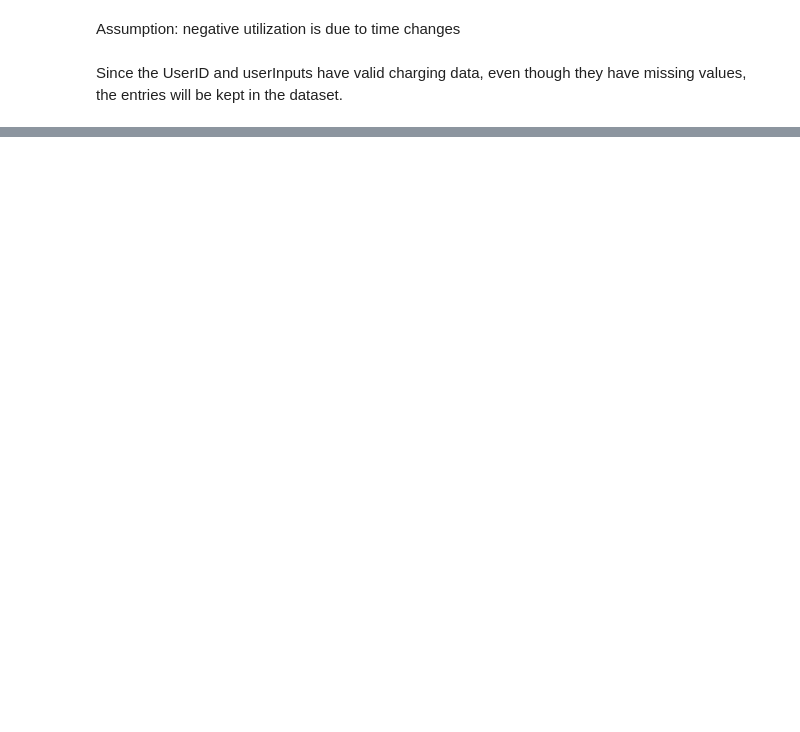
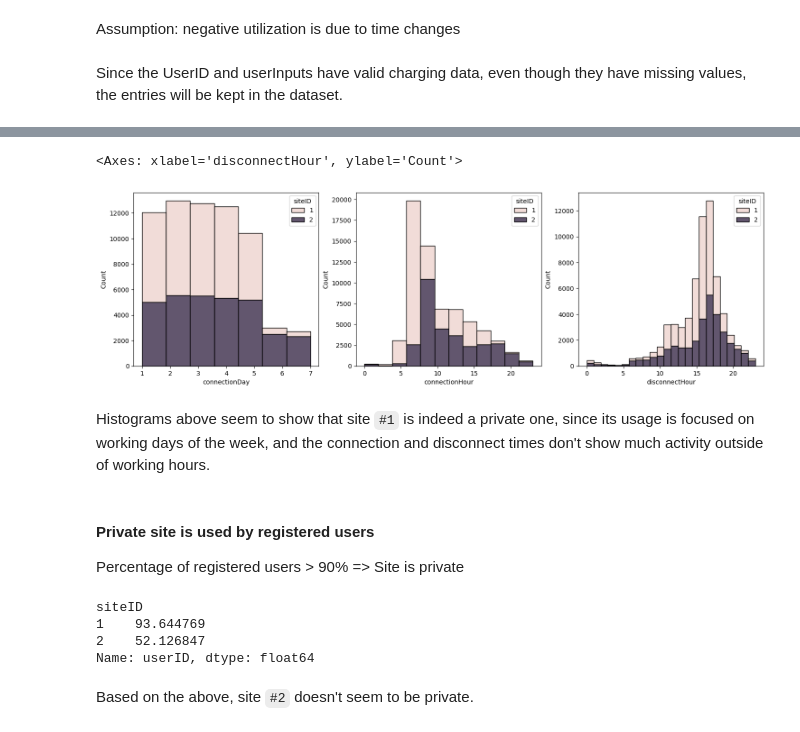
Before and after one commit to linusslange/AnalyticsAndApplications, a Jupyter notebook: LM_Exercise.ipynb, the cells around one changed output, grey strips where cells are left out. Drawn from its saved outputs; the diff is of its cells as text; code cells hidden in the pictures; blank space fills up the shorter version.

```diff
--- a/LM_Exercise.ipynb
+++ b/LM_Exercise.ipynb
@@ -209,0 +365,25 @@ Since the UserID and userInputs have valid charging data, even though they have
+# %%
+plt.rcParams["figure.figsize"] = [18, 5]
+
+fig, axis = plt.subplots(1, 3)
+sns.histplot(charg_set, x="connectionDay", hue="siteID", bins=7, ax=axis[0], multiple="stack")
+sns.histplot(charg_set, x="connectionHour", hue="siteID", bins=12, ax=axis[1], multiple="stack")
+sns.histplot(charg_set, x="disconnectHour", hue="siteID", bins=24, ax=axis[2], multiple="stack")
+# %% [output]
+<Axes: xlabel='disconnectHour', ylabel='Count'>
+[figure, added]
+# %% [markdown]
+Histograms above seem to show that site `#1` is indeed a private one, since its usage is focused on working days of the week, and the connection and disconnect times don't show much activity outside of working hours.
+# %% [markdown]
+#### Private site is used by registered users
+
+Percentage of registered users > 90% => Site is private
+# %%
+charg_set.groupby('siteID')['userID'].apply(lambda x: x.notnull().sum() / len(x) * 100)
+# %% [output]
+siteID
+1    93.644769
+2    52.126847
+Name: userID, dtype: float64
+# %% [markdown]
+Based on the above, site `#2` doesn't seem to be private.
```
Also changed, not shown: parts of 37 cells of this notebook.
